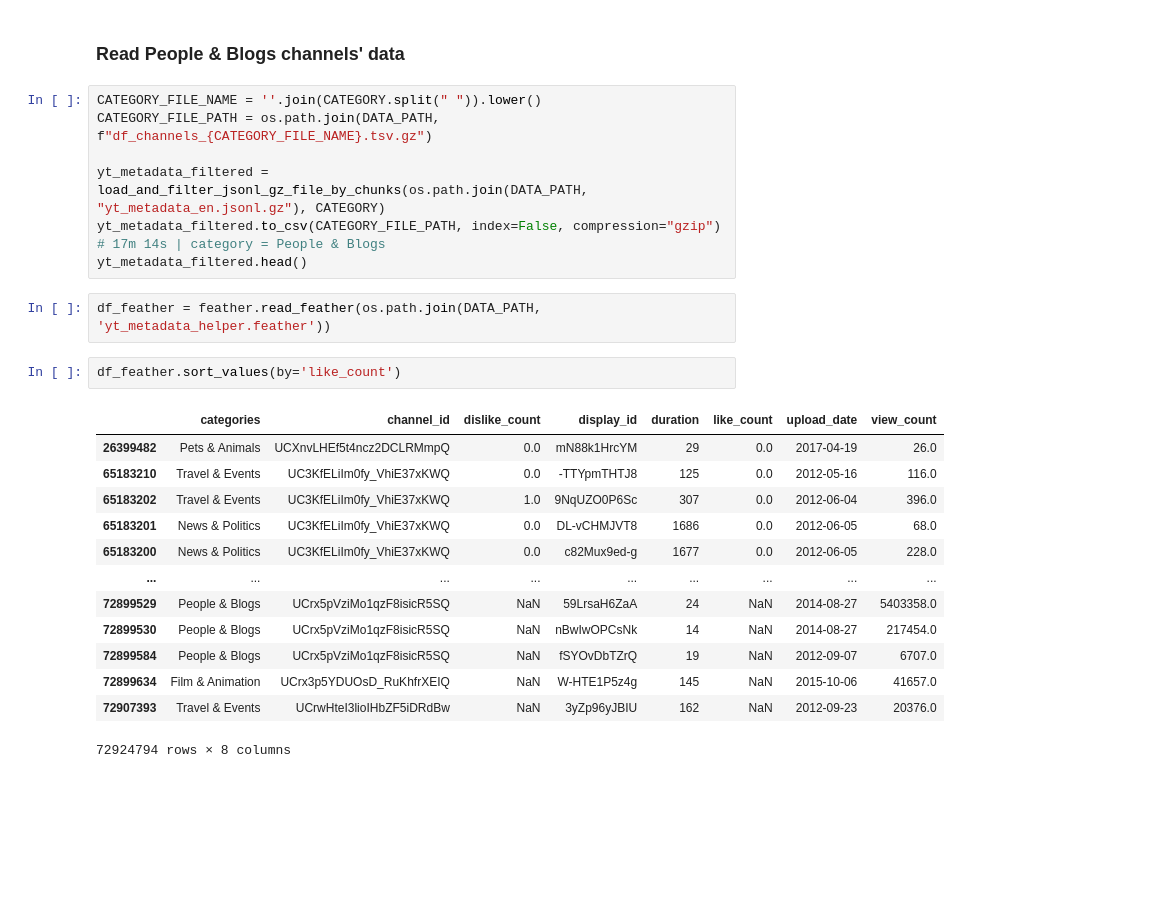
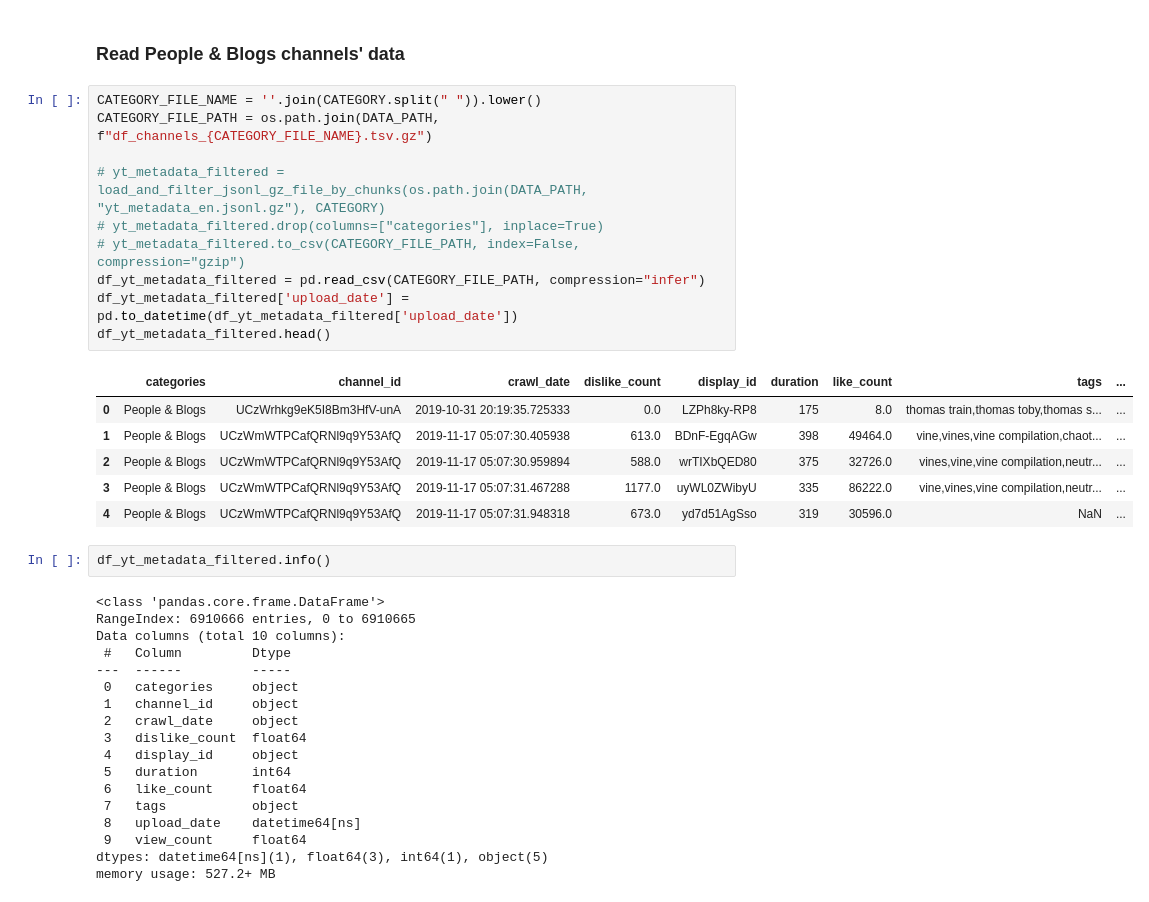
Before and after one commit to kamilmellouk/kadabros, a Jupyter notebook: eda.ipynb, the cells around one changed output. Drawn from its saved outputs; the diff is of its cells as text; blank space fills up the shorter version.

```diff
--- a/eda.ipynb
+++ b/eda.ipynb
@@ -38,25 +39,37 @@ plt.show();
 # %%
 CATEGORY_FILE_NAME = ''.join(CATEGORY.split(" ")).lower()
 CATEGORY_FILE_PATH = os.path.join(DATA_PATH, f"df_channels_{CATEGORY_FILE_NAME}.tsv.gz")
 
-yt_metadata_filtered = load_and_filter_jsonl_gz_file_by_chunks(os.path.join(DATA_PATH, "yt_metadata_en.jsonl.gz"), CATEGORY)
-yt_metadata_filtered.to_csv(CATEGORY_FILE_PATH, index=False, compression="gzip") # 17m 14s | category = People & Blogs
-yt_metadata_filtered.head()
+# yt_metadata_filtered = load_and_filter_jsonl_gz_file_by_chunks(os.path.join(DATA_PATH, "yt_metadata_en.jsonl.gz"), CATEGORY)
+# yt_metadata_filtered.drop(columns=["categories"], inplace=True)
+# yt_metadata_filtered.to_csv(CATEGORY_FILE_PATH, index=False, compression="gzip")
+df_yt_metadata_filtered = pd.read_csv(CATEGORY_FILE_PATH, compression="infer")
+df_yt_metadata_filtered['upload_date'] = pd.to_datetime(df_yt_metadata_filtered['upload_date'])
+df_yt_metadata_filtered.head()
+# %% [output]
+|  | categories | channel_id | crawl_date | dislike_count | display_id | duration | like_count | tags | ... |
+| 0 | People & Blogs | UCzWrhkg9eK5I8Bm3HfV-unA | 2019-10-31 20:19:35.725333 | 0.0 | LZPh8ky-RP8 | 175 | 8.0 | thomas train,thomas toby,thomas s... | ... |
+| 1 | People & Blogs | UCzWmWTPCafQRNl9q9Y53AfQ | 2019-11-17 05:07:30.405938 | 613.0 | BDnF-EgqAGw | 398 | 49464.0 | vine,vines,vine compilation,chaot... | ... |
+| 2 | People & Blogs | UCzWmWTPCafQRNl9q9Y53AfQ | 2019-11-17 05:07:30.959894 | 588.0 | wrTIXbQED80 | 375 | 32726.0 | vines,vine,vine compilation,neutr... | ... |
+| 3 | People & Blogs | UCzWmWTPCafQRNl9q9Y53AfQ | 2019-11-17 05:07:31.467288 | 1177.0 | uyWL0ZWibyU | 335 | 86222.0 | vine,vines,vine compilation,neutr... | ... |
+| 4 | People & Blogs | UCzWmWTPCafQRNl9q9Y53AfQ | 2019-11-17 05:07:31.948318 | 673.0 | yd7d51AgSso | 319 | 30596.0 | NaN | ... |
-# %%
-df_feather = feather.read_feather(os.path.join(DATA_PATH, 'yt_metadata_helper.feather'))
-# %%
-df_feather.sort_values(by='like_count')
-# %% [output]
-|  | categories | channel_id | dislike_count | display_id | duration | like_count | upload_date | view_count |
-| 26399482 | Pets & Animals | UCXnvLHEf5t4ncz2DCLRMmpQ | 0.0 | mN88k1HrcYM | 29 | 0.0 | 2017-04-19 | 26.0 |
-| 65183210 | Travel & Events | UC3KfELiIm0fy_VhiE37xKWQ | 0.0 | -TTYpmTHTJ8 | 125 | 0.0 | 2012-05-16 | 116.0 |
-| 65183202 | Travel & Events | UC3KfELiIm0fy_VhiE37xKWQ | 1.0 | 9NqUZO0P6Sc | 307 | 0.0 | 2012-06-04 | 396.0 |
-| 65183201 | News & Politics | UC3KfELiIm0fy_VhiE37xKWQ | 0.0 | DL-vCHMJVT8 | 1686 | 0.0 | 2012-06-05 | 68.0 |
-| 65183200 | News & Politics | UC3KfELiIm0fy_VhiE37xKWQ | 0.0 | c82Mux9ed-g | 1677 | 0.0 | 2012-06-05 | 228.0 |
-| ... | ... | ... | ... | ... | ... | ... | ... | ... |
-| 72899529 | People & Blogs | UCrx5pVziMo1qzF8isicR5SQ | NaN | 59LrsaH6ZaA | 24 | NaN | 2014-08-27 | 5403358.0 |
-| 72899530 | People & Blogs | UCrx5pVziMo1qzF8isicR5SQ | NaN | nBwIwOPCsNk | 14 | NaN | 2014-08-27 | 217454.0 |
-| 72899584 | People & Blogs | UCrx5pVziMo1qzF8isicR5SQ | NaN | fSYOvDbTZrQ | 19 | NaN | 2012-09-07 | 6707.0 |
-| 72899634 | Film & Animation | UCrx3p5YDUOsD_RuKhfrXEIQ | NaN | W-HTE1P5z4g | 145 | NaN | 2015-10-06 | 41657.0 |
-| 72907393 | Travel & Events | UCrwHteI3lioIHbZF5iDRdBw | NaN | 3yZp96yJBIU | 162 | NaN | 2012-09-23 | 20376.0 |
-72924794 rows × 8 columns
+# %%
+df_yt_metadata_filtered.info()
+# %% [output]
+<class 'pandas.core.frame.DataFrame'>
+RangeIndex: 6910666 entries, 0 to 6910665
+Data columns (total 10 columns):
+ #   Column         Dtype
+---  ------         -----
+ 0   categories     object
+ 1   channel_id     object
+ 2   crawl_date     object
+ 3   dislike_count  float64
+ 4   display_id     object
+ 5   duration       int64
+ 6   like_count     float64
+ 7   tags           object
+ 8   upload_date    datetime64[ns]
+ 9   view_count     float64
+dtypes: datetime64[ns](1), float64(3), int64(1), object(5)
+memory usage: 527.2+ MB
```
Also changed, not shown: parts of 9 cells of this notebook.
